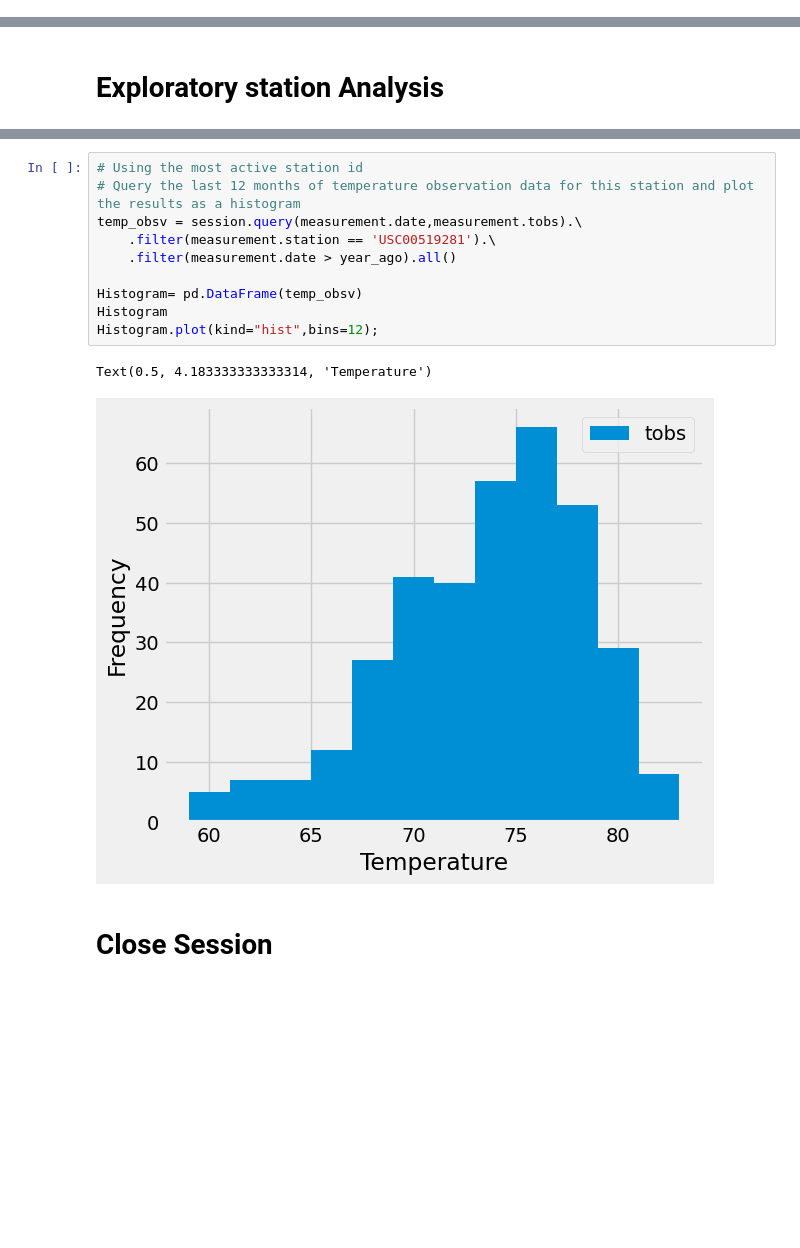
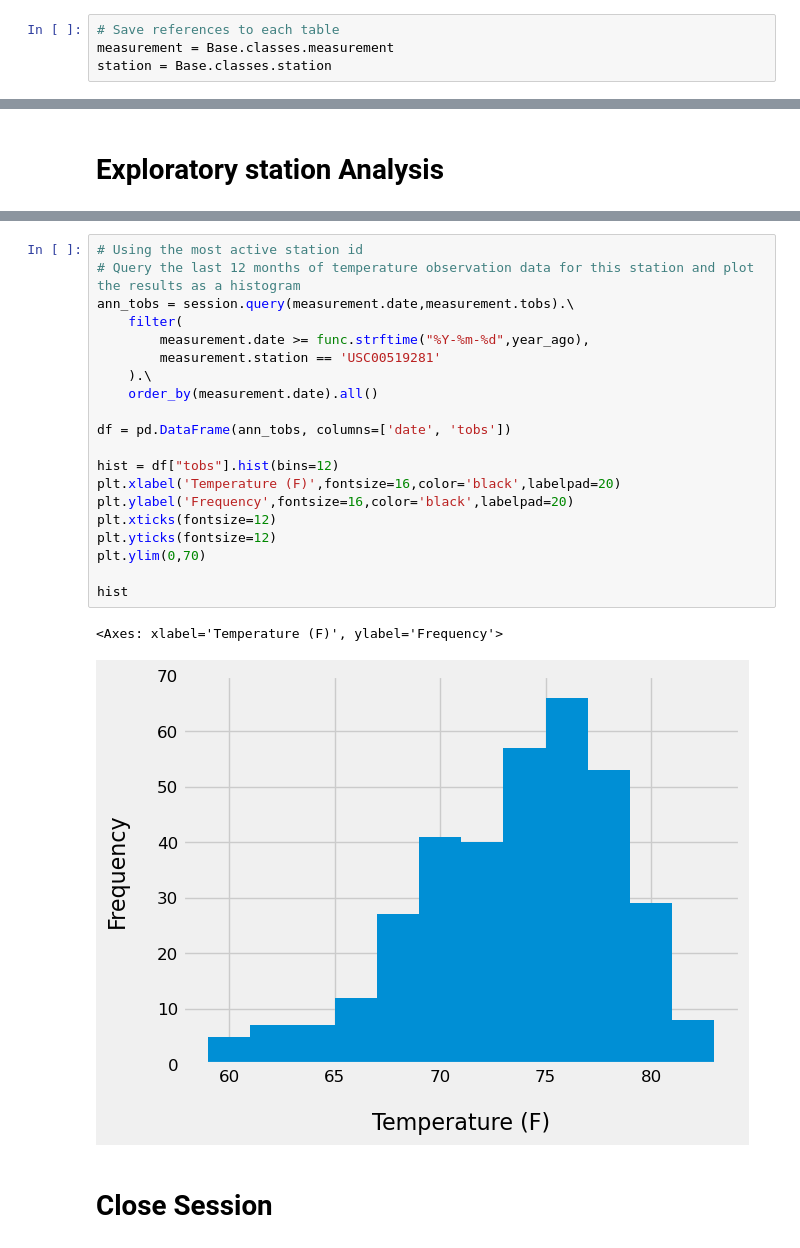
Before and after one commit to mark-helotie/sqlalchemy-challenge, a Jupyter notebook: SurfsUp/1_climate_starter.ipynb, the cells around one changed output, grey strips where cells are left out. Saved outputs shown, nothing was run; the diff lists cells and outputs as text; blank space fills up the shorter version.

```diff
--- a/SurfsUp/1_climate_starter.ipynb
+++ b/SurfsUp/1_climate_starter.ipynb
@@ -41,3 +37,7 @@ station = Base.classes.station
+# %%
+# Save references to each table
+measurement = Base.classes.measurement
+station = Base.classes.station
 # %%
 # Create our session (link) from Python to the DB
 session = Session(engine)
@@ -119,16 +116,26 @@ session.query(func.min(measurement.tobs),func.max(measurement.tobs),func.avg(mea
 # %%
 # Using the most active station id
 # Query the last 12 months of temperature observation data for this station and plot the results as a histogram
-temp_obsv = session.query(measurement.date,measurement.tobs).\
-    .filter(measurement.station == 'USC00519281').\
-    .filter(measurement.date > year_ago).all()
+ann_tobs = session.query(measurement.date,measurement.tobs).\
+    filter(
+        measurement.date >= func.strftime("%Y-%m-%d",year_ago),
+        measurement.station == 'USC00519281'
+    ).\
+    order_by(measurement.date).all()
 
-Histogram= pd.DataFrame(temp_obsv)
-Histogram
-Histogram.plot(kind="hist",bins=12);
+df = pd.DataFrame(ann_tobs, columns=['date', 'tobs'])
+
+hist = df["tobs"].hist(bins=12)
+plt.xlabel('Temperature (F)',fontsize=16,color='black',labelpad=20)
+plt.ylabel('Frequency',fontsize=16,color='black',labelpad=20)
+plt.xticks(fontsize=12)
+plt.yticks(fontsize=12)
+plt.ylim(0,70)
+
+hist
 # %% [output]
-Text(0.5, 4.183333333333314, 'Temperature')
+<Axes: xlabel='Temperature (F)', ylabel='Frequency'>
-[figure, old version]
+[figure, new version]
 # %% [markdown]
 # Close Session
 # %%
```
Also changed, not shown: parts of 6 cells of this notebook.
